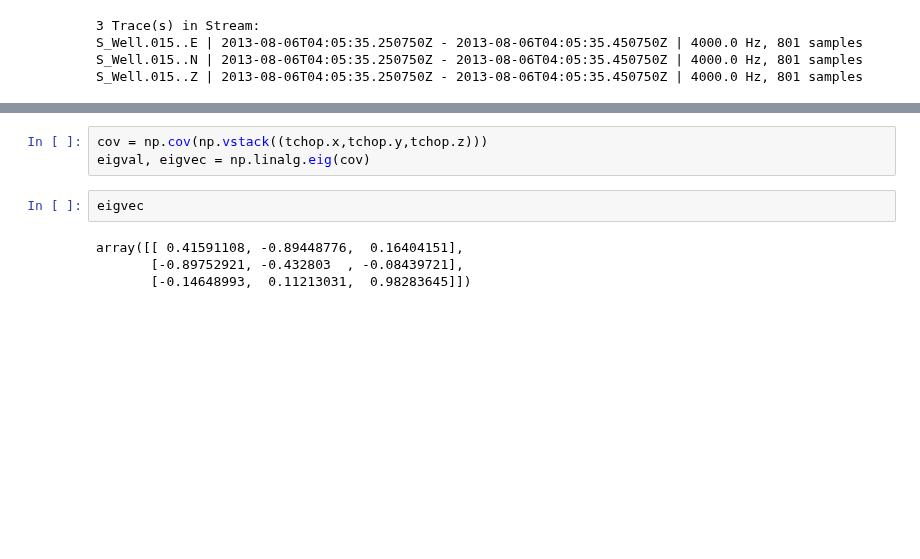
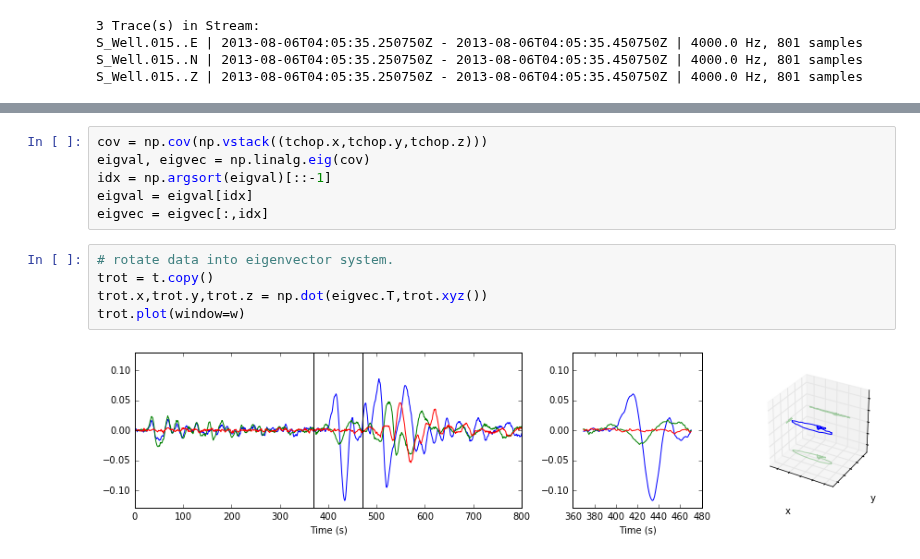
Before and after one commit to JackWalpole/splitwavepy, a Jupyter notebook: devel/Microseismic.ipynb, the cells around one changed output, grey strips where cells are left out. Drawn from its saved outputs; the diff is of its cells as text; blank space fills up the shorter version.

```diff
--- a/devel/Microseismic.ipynb
+++ b/devel/Microseismic.ipynb
@@ -56,10 +56,14 @@ tchop.plot()
 # %%
 cov = np.cov(np.vstack((tchop.x,tchop.y,tchop.z)))
 eigval, eigvec = np.linalg.eig(cov)
+idx = np.argsort(eigval)[::-1]
+eigval = eigval[idx]
+eigvec = eigvec[:,idx]
-# %%
-eigvec
-# %% [output]
-array([[ 0.41591108, -0.89448776,  0.16404151],
-       [-0.89752921, -0.432803  , -0.08439721],
-       [-0.14648993,  0.11213031,  0.98283645]])
+# %%
+# rotate data into eigenvector system.
+trot = t.copy()
+trot.x,trot.y,trot.z = np.dot(eigvec.T,trot.xyz())
+trot.plot(window=w)
+# %% [output]
+[figure, added]
 # %%
```
Also changed, not shown: parts of 11 cells of this notebook, 1 other file.
